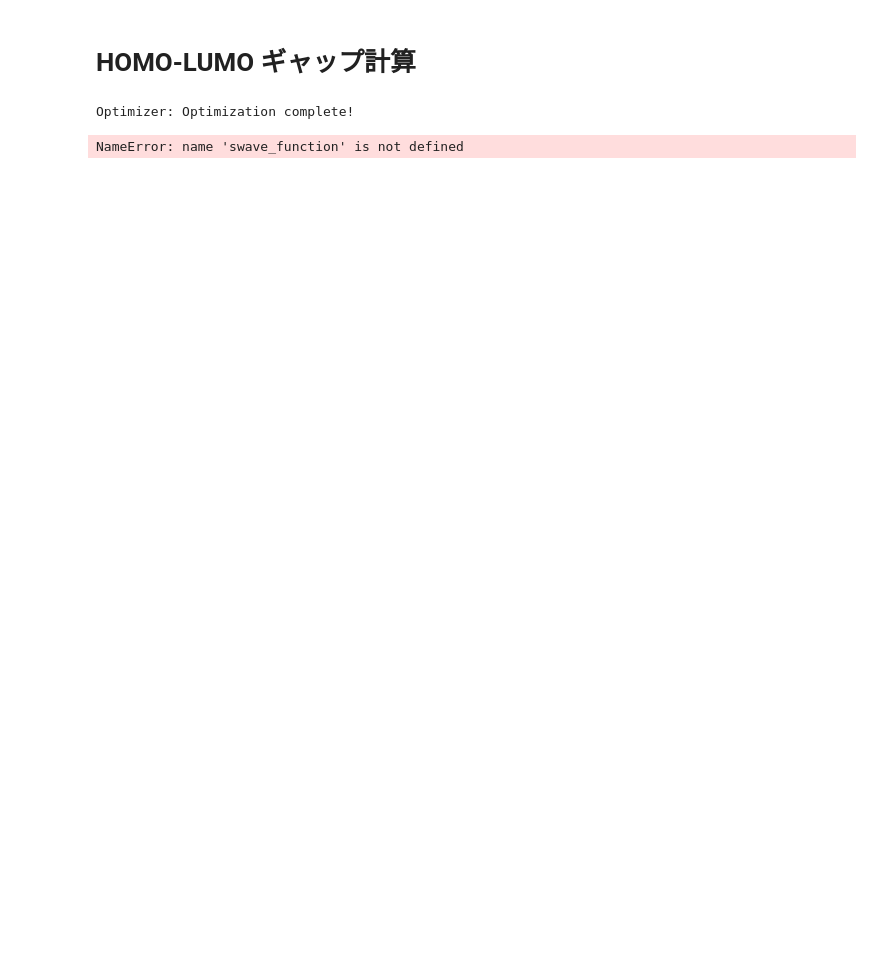
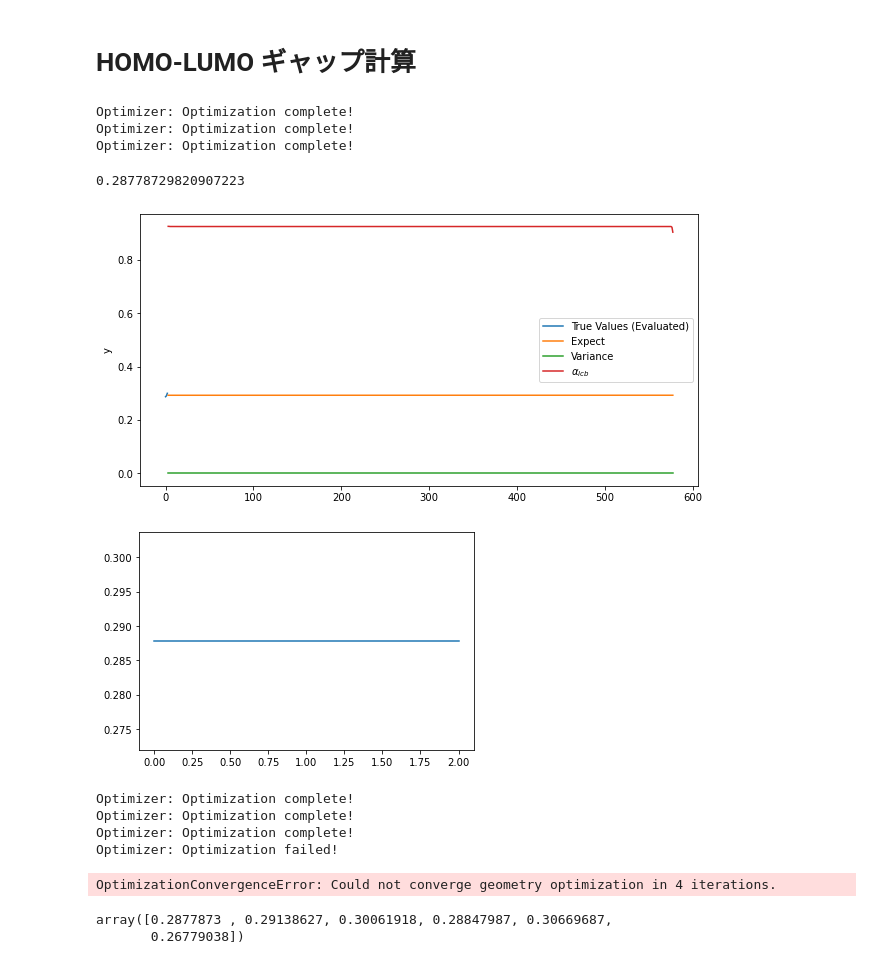
Before and after one commit to SolKul/MassMI, a Jupyter notebook: 10Psi4BayesOpt.ipynb, the cells around one changed output. Drawn from its saved outputs; the diff is of its cells as text; code cells hidden in the pictures; blank space fills up the shorter version.

```diff
--- a/10Psi4BayesOpt.ipynb
+++ b/10Psi4BayesOpt.ipynb
@@ -155,5 +155,10 @@ ft_df.head()
 # %% [markdown]
 # HOMO-LUMO ギャップ計算
+# %%
+ft_df=pd.read_pickle("ProcessedData/MolLogPFeatures.pkl")
+features=ft_df.iloc[:,3:].values
+# %%
+mol_df=ft_df[["mol"]]
 # %%
 # homo lumoギャップ計算
 def func(mol_no):
@@ -176,15 +181,43 @@ def func(mol_no):
     LUMO_idx=wave_function.nalpha()
     HOMO_idx=LUMO_idx-1
 
-    lumo = swave_function.epsilon_a_subset("AO", "ALL").np[LUMO_idx]
+    lumo = wave_function.epsilon_a_subset("AO", "ALL").np[LUMO_idx]
     homo = wave_function.epsilon_a_subset("AO", "ALL").np[HOMO_idx]
 
     gap=lumo-homo
 
     return gap
 # %%
-bayes_opt_dis=bayes_opt_dis.BayesianOptDiscrete(func,features)
+bayes_opt_dis=bod.BayesianOptDiscrete(func,features)
+bayes_opt_dis.initial_estimate()
 bayes_opt_dis.minimumize_func(niter=1)
 # %% [output]
 Optimizer: Optimization complete!
+Optimizer: Optimization complete!
+Optimizer: Optimization complete!
-NameError: name 'swave_function' is not defined
+0.28778729820907223
+# %%
+bayes_opt_dis.plot_result()
+bayes_opt_dis.plot_trasition()
+# %% [output]
+[figure, added]
+[figure, added]
+# %%
+bayes_opt_dis2=bod.BayesianOptDiscrete(func,features)
+bayes_opt_dis2.set_initial_estimate(
+    bayes_opt_dis.train_target_no_list.copy(),
+    bayes_opt_dis.train_y_list.copy()
+)
+bayes_opt_dis2.minimumize_func(niter=10)
+# %% [output]
+Optimizer: Optimization complete!
+Optimizer: Optimization complete!
+Optimizer: Optimization complete!
+Optimizer: Optimization failed!
+OptimizationConvergenceError: Could not converge geometry optimization in 4 iterations.
+# %%
+bayes_opt_dis2.train_target_no_list
+bayes_opt_dis2.train_y
+# %% [output]
+array([0.2877873 , 0.29138627, 0.30061918, 0.28847987, 0.30669687,
+       0.26779038])
```
Also changed, not shown: parts of 15 cells of this notebook, 1 other file.
